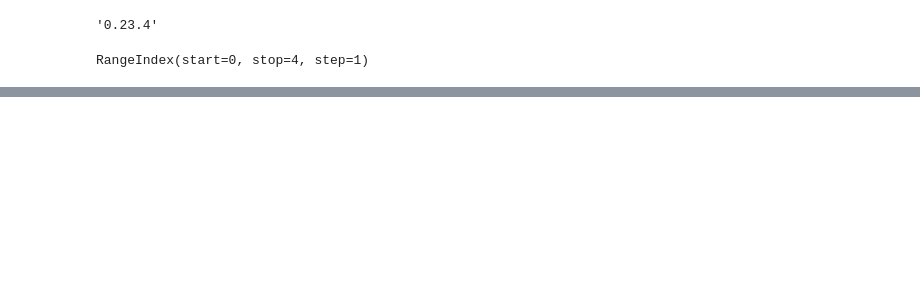
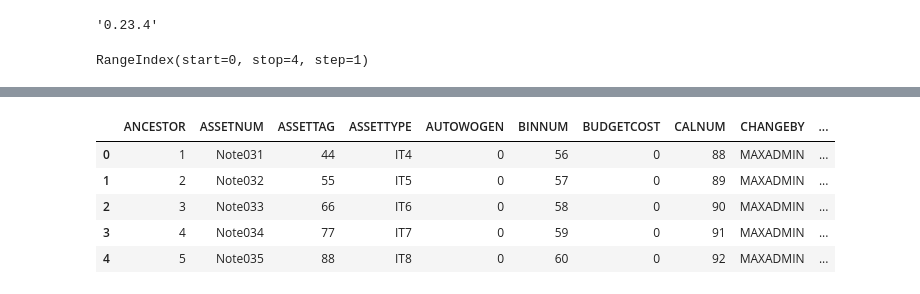
Before and after one commit to c7934597/PythonDataAnalysis, a Jupyter notebook: Pandas Practice.ipynb, the cells around one changed output, grey strips where cells are left out. Saved outputs shown, nothing was run; the diff lists cells and outputs as text; code cells hidden in the pictures; blank space fills up the shorter version.

```diff
--- a/Pandas Practice.ipynb
+++ b/Pandas Practice.ipynb
@@ -40,0 +190,12 @@ my_obj2['a']
+# %%
+#空白資料填充
+
+df = df.fillna(0)
+df.head()
+# %% [output]
+|  | ANCESTOR | ASSETNUM | ASSETTAG | ASSETTYPE | AUTOWOGEN | BINNUM | BUDGETCOST | CALNUM | CHANGEBY | ... |
+| 0 | 1 | Note031 | 44 | IT4 | 0 | 56 | 0 | 88 | MAXADMIN | ... |
+| 1 | 2 | Note032 | 55 | IT5 | 0 | 57 | 0 | 89 | MAXADMIN | ... |
+| 2 | 3 | Note033 | 66 | IT6 | 0 | 58 | 0 | 90 | MAXADMIN | ... |
+| 3 | 4 | Note034 | 77 | IT7 | 0 | 59 | 0 | 91 | MAXADMIN | ... |
+| 4 | 5 | Note035 | 88 | IT8 | 0 | 60 | 0 | 92 | MAXADMIN | ... |
```
Also changed, not shown: parts of 13 cells of this notebook, 1 other file.
